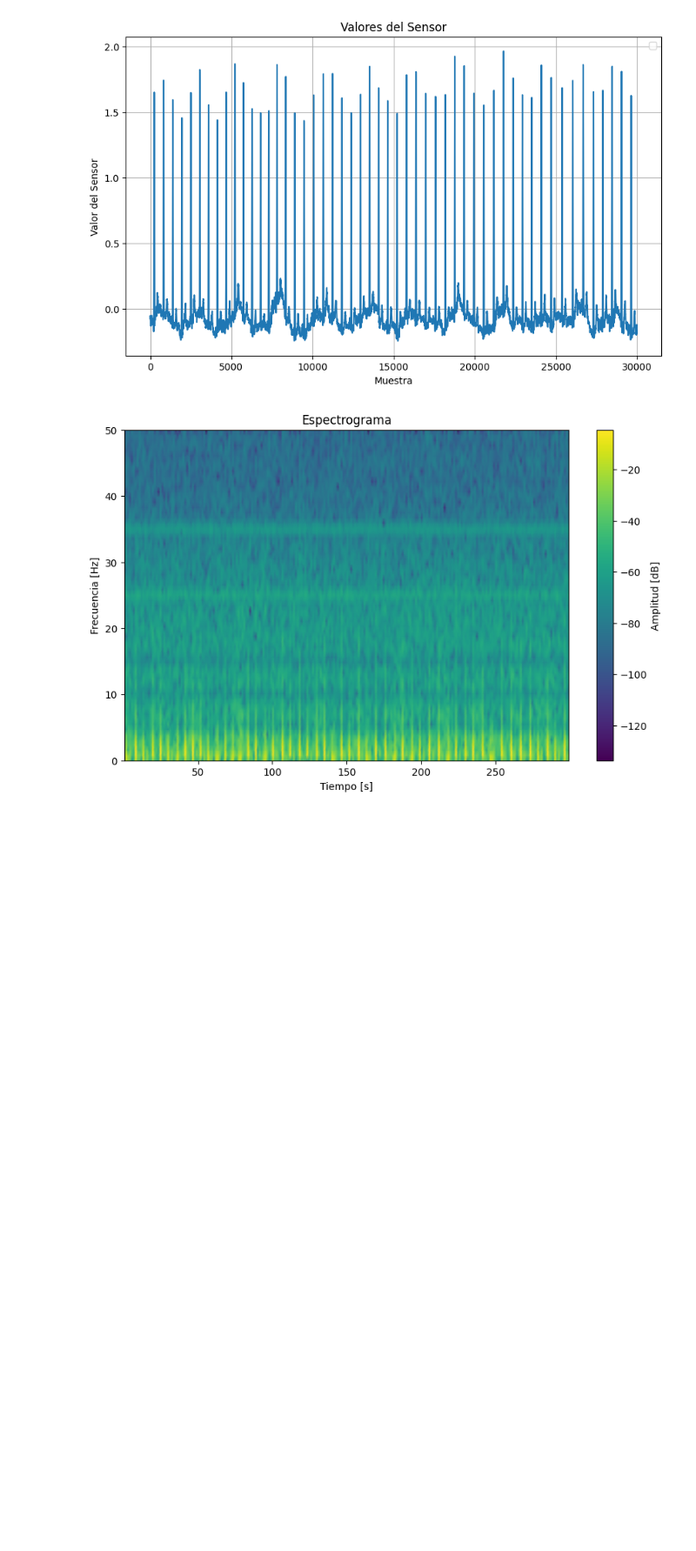
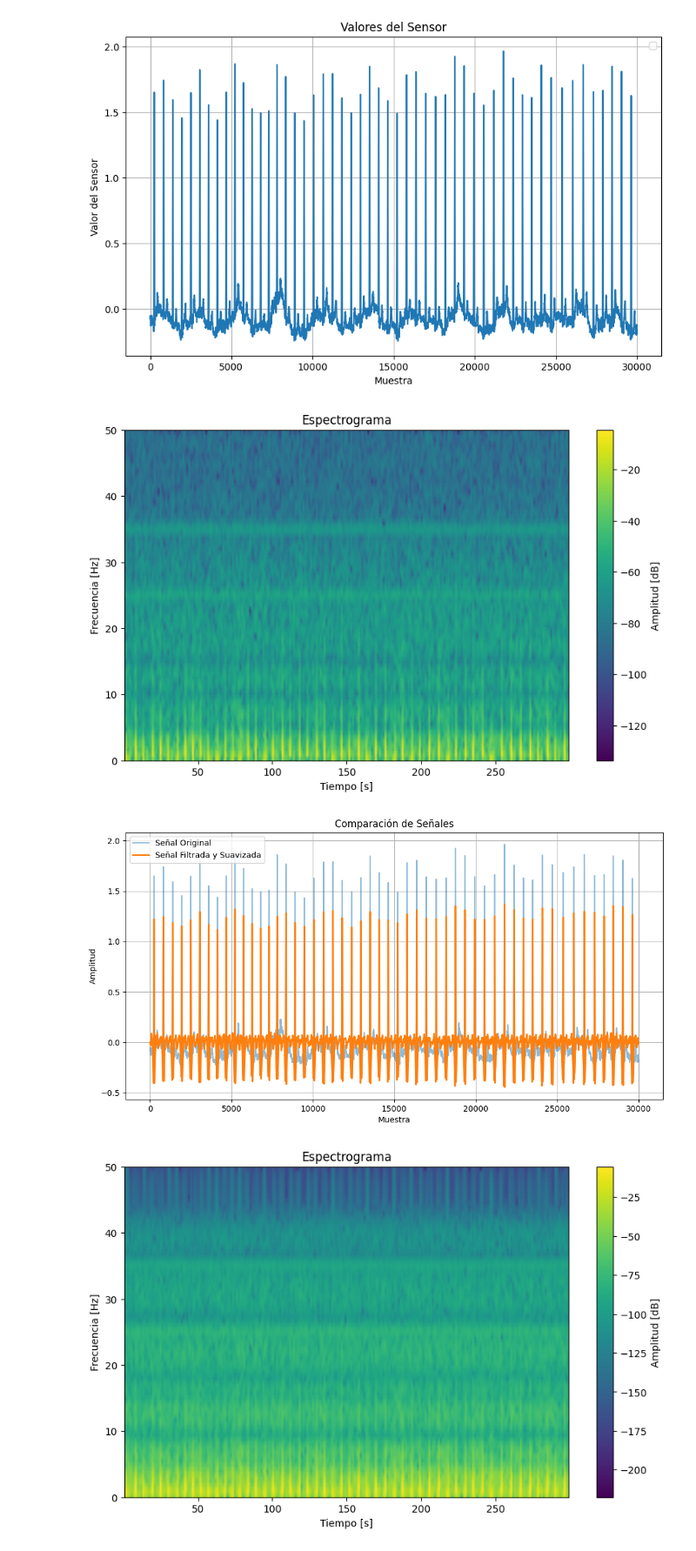
Before and after one commit to MaximilianoAntonio/Study-Labs-Digital-Medical-Signal-Processing, a Jupyter notebook: Lab 5 Anteproyecto/Codigos_utiles.ipynb, the cells around one changed output. Shown at 87% size. Drawn from its saved outputs; the diff is of its cells as text; code cells hidden in the pictures; blank space fills up the shorter version.

```diff
--- a/Lab 5 Anteproyecto/Codigos_utiles.ipynb
+++ b/Lab 5 Anteproyecto/Codigos_utiles.ipynb
@@ -68,3 +68,75 @@ No artists with labels found to put in legend.  Note that artists whose label st
 (30000,)
 [figure]
 [figure]
+# %%
+import wfdb
+import numpy as np
+import matplotlib.pyplot as plt
+from scipy.signal import spectrogram, get_window, butter, filtfilt, iirnotch
+
+# Cargar la señal
+record_name = 'NIFAECG/NR_02'
+record = wfdb.rdrecord(record_name)
+signals = record.p_signal[30000:60000, 0]
+
+# Definir funciones de filtrado y suavizado
+def bandpass_filter(signal, lowcut, highcut, fs, order=4):
+    nyquist = 0.5 * fs
+    low = lowcut / nyquist
+    high = highcut / nyquist
+    b, a = butter(order, [low, high], btype='band')
+    y = filtfilt(b, a, signal)
+    return y
+
+def notch_filter(signal, notch_freq, fs, Q=30):
+    nyquist = 0.5 * fs
+    freq = notch_freq / nyquist
+    b, a = iirnotch(freq, Q)
+    y = filtfilt(b, a, signal)
+    return y
+
+def smooth_signal(signal, window_len=11):
+    window = np.ones(window_len) / window_len
+    y = np.convolve(signal, window, mode='same')
+    return y
+
+# Parámetros
+fs = 100
+lowcut = 0.5
+highcut = 40  # Ensure highcut is less than Nyquist frequency (fs/2)
+notch_freq = 50
+
+# Procesamiento de la señal
+bandpassed_signal = bandpass_filter(signals, lowcut, highcut, fs)
+notched_signal = notch_filter(bandpassed_signal, notch_freq, fs)
+smoothed_signal = smooth_signal(notched_signal, window_len=11)
+
+# Visualización
+plt.figure(figsize=(12, 6))
+plt.plot(signals, label='Señal Original', alpha=0.5)
+plt.plot(smoothed_signal, label='Señal Filtrada y Suavizada', linewidth=2)
+plt.xlabel('Muestra')
+plt.ylabel('Amplitud')
+plt.title('Comparación de Señales')
+plt.legend()
+plt.grid(True)
+plt.show()
+
+# Espectrograma
+def plot_spectrogram(signal, sample_rate, overlapping=0., window_type='hann', window_size=256):
+    window = get_window(window_type, window_size)
+    noverlap = int(overlapping * window_size)
+    f, t, Sxx = spectrogram(signal, fs=sample_rate, window=window,
+                            nperseg=window_size, noverlap=noverlap)
+    plt.figure(figsize=(10, 6))
+    plt.pcolormesh(t, f, 10 * np.log10(Sxx), shading='gouraud')
+    plt.title('Espectrograma')
+    plt.ylabel('Frecuencia [Hz]')
+    plt.xlabel('Tiempo [s]')
+    plt.colorbar(label='Amplitud [dB]')
+    plt.show()
+
+plot_spectrogram(smoothed_signal, fs, window_type='hann', window_size=128, overlapping=0.)
+# %% [output]
+[figure, added]
+[figure, added]
```
Also changed, not shown: parts of 5 cells of this notebook, 9 other files.
